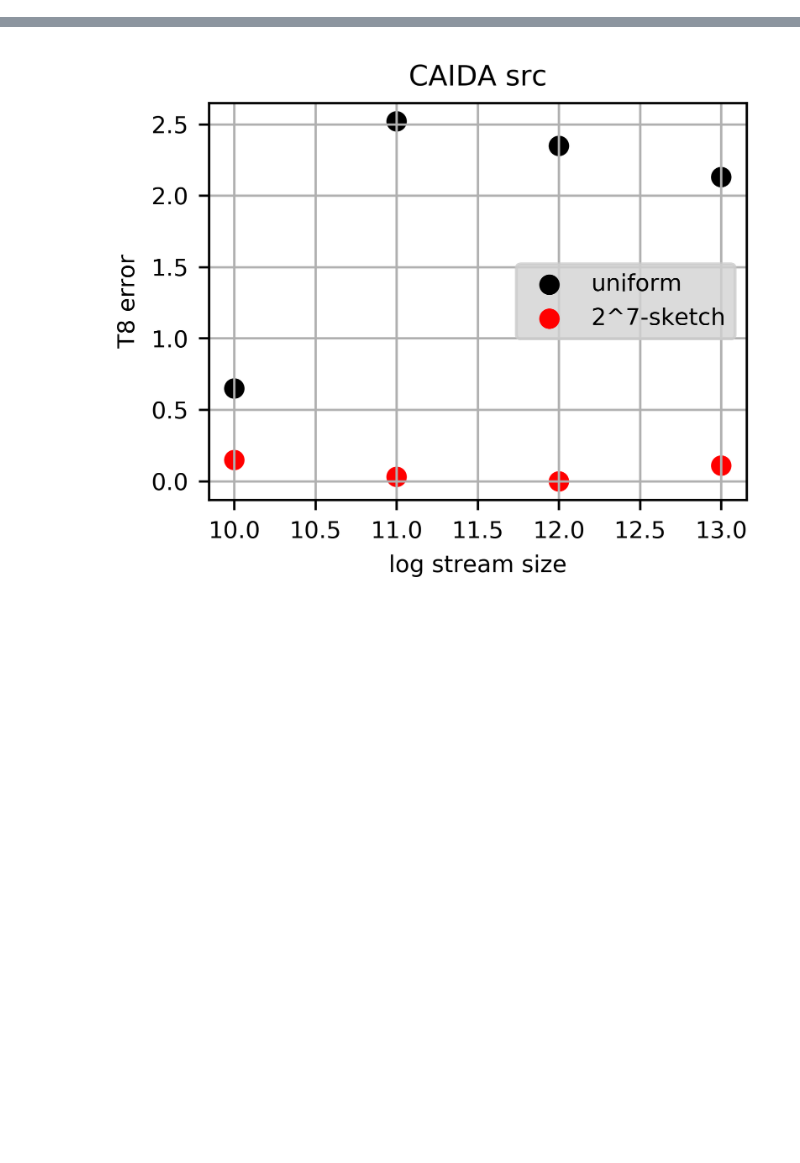
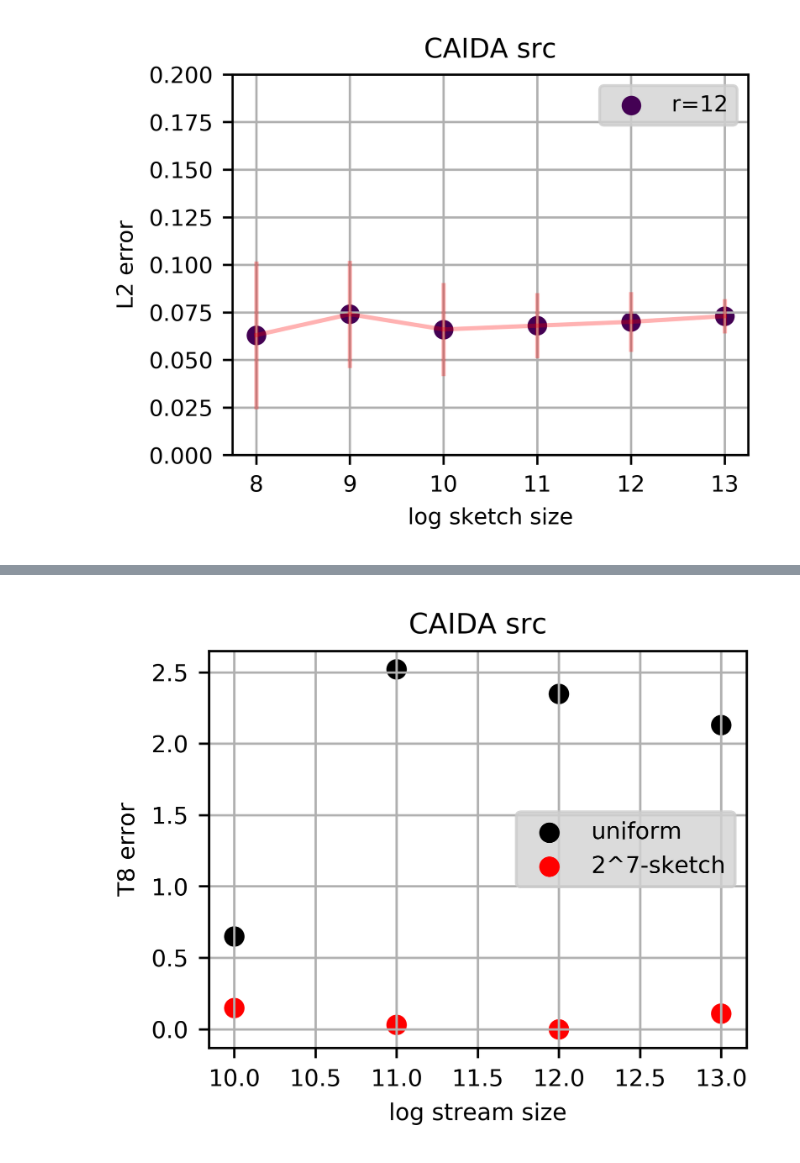
Before and after one commit to ViskaWei/SWindow, a Jupyter notebook: nb/eval_norms.ipynb, the cells around one changed output, grey strips where cells are left out. Saved outputs shown, nothing was run; the diff lists cells and outputs as text; code cells hidden in the pictures; blank space fills up the shorter version.

```diff
--- a/nb/eval_norms.ipynb
+++ b/nb/eval_norms.ipynb
@@ -92,0 +124,6 @@ plt.style.use(['ieee','no-latex'])
+# %%
+DATADIR = '/home/swei20/SymNormSlidingWindows/out_src_r16/'
+filename ='L2_src_csL_m8192_1015_01:50.csv'
+out,ftr,normType = get_pd(DATADIR, filename, save=True,errbar=True)
+# %% [output]
+[figure, added]
```
Also changed, not shown: parts of 12 cells of this notebook, 14 other files.
